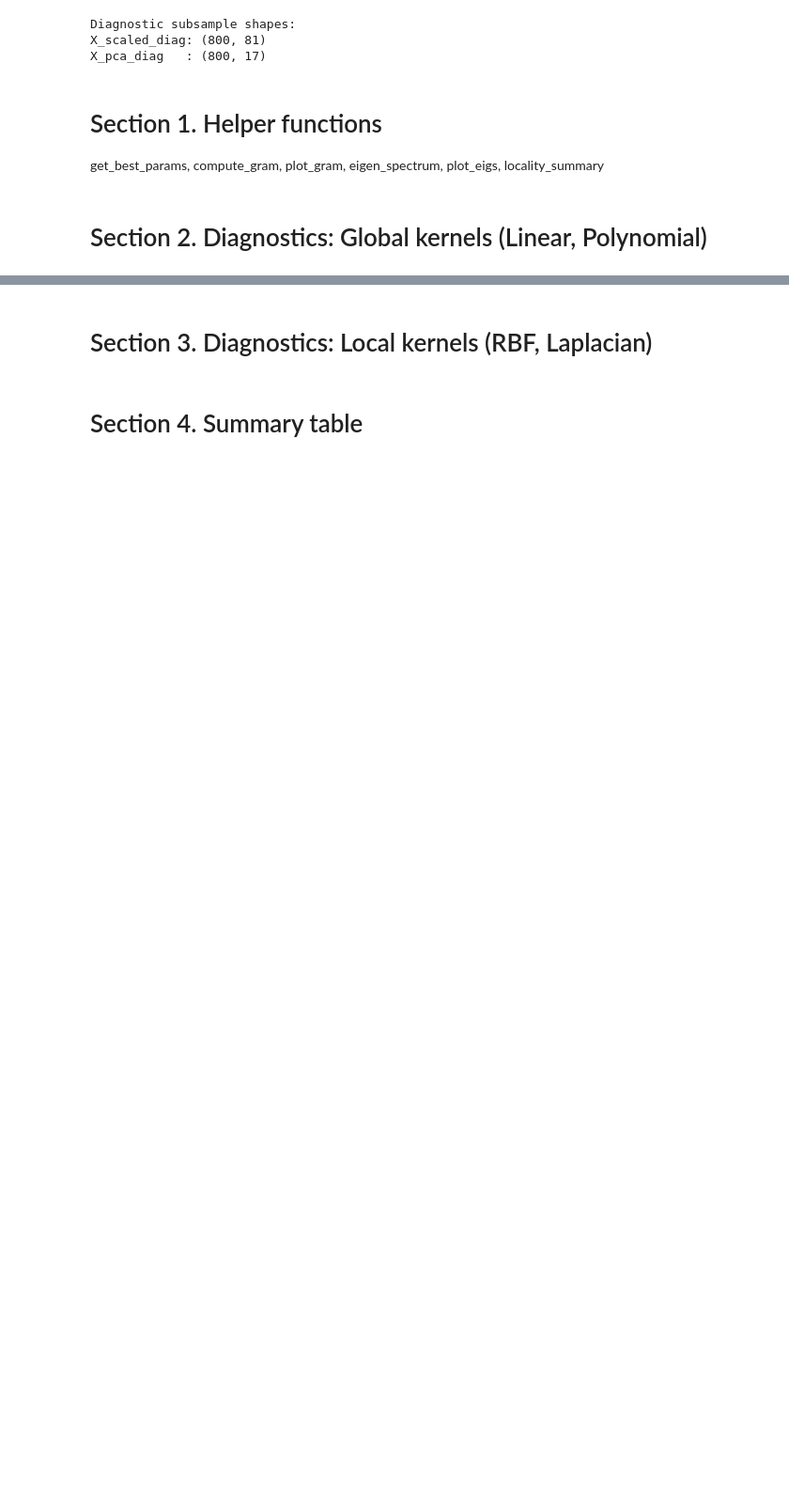
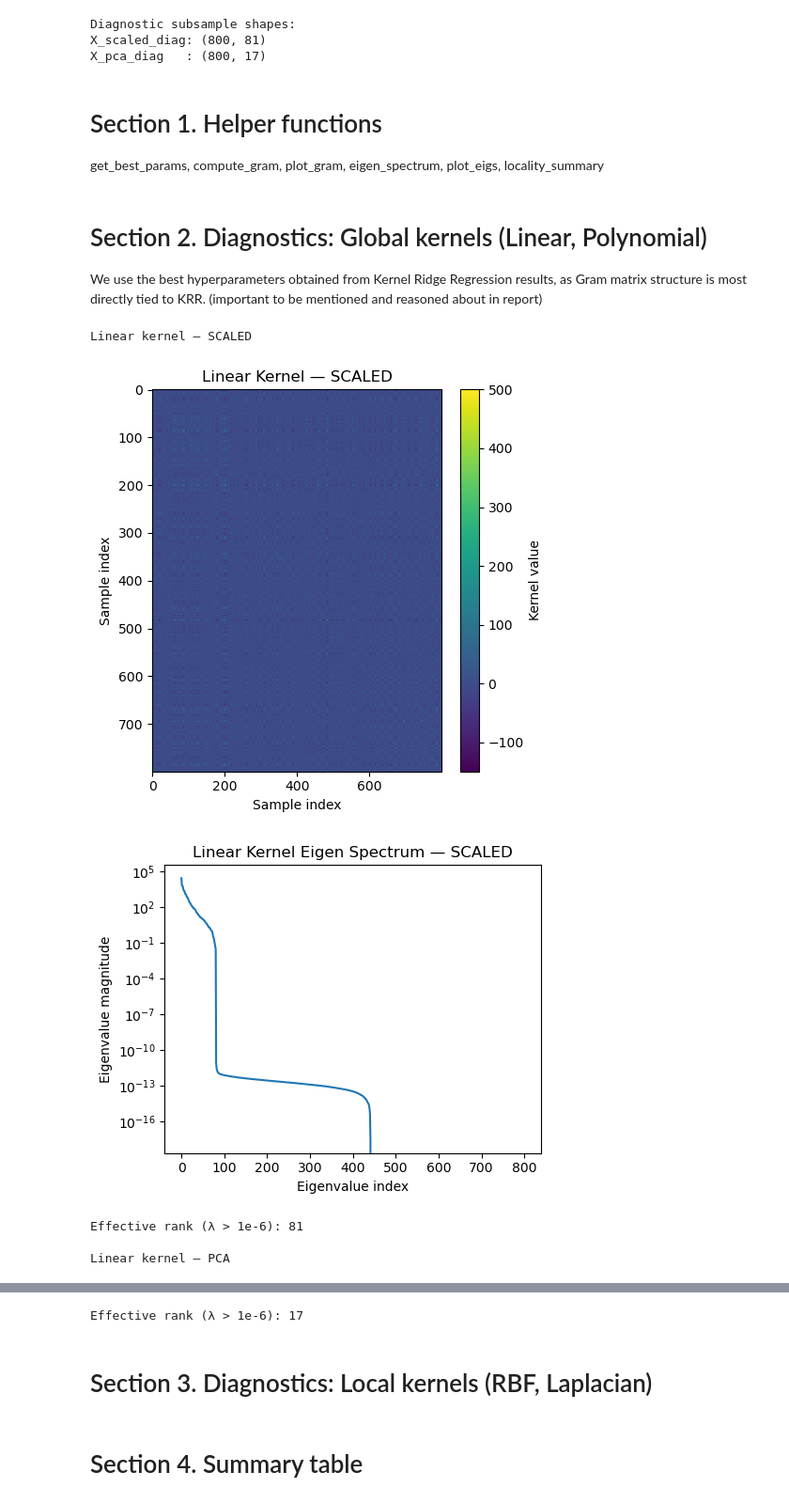
Before and after one commit to dimanaStoyanova7/kernel-regression-dim-reduction, a Jupyter notebook: notebooks/30_kernel_diagnostics.ipynb, the cells around one changed output, grey strips where cells are left out. Shown at 94% size. Saved outputs shown, nothing was run; the diff lists cells and outputs as text; code cells hidden in the pictures; blank space fills up the shorter version.

Commit message:
added results in section 2  in the notebook 20_kernel_diagnostics

```diff
--- a/notebooks/30_kernel_diagnostics.ipynb
+++ b/notebooks/30_kernel_diagnostics.ipynb
@@ -120,3 +128,42 @@ def locality_score(K):
     return float(np.mean(diag / (row_sums + 1e-12)))
 # %% [markdown]
 # Section 2. Diagnostics: Global kernels (Linear, Polynomial)
+We use the best hyperparameters obtained from Kernel Ridge Regression results, as Gram matrix structure is most directly tied to KRR. (important to be mentioned and reasoned about in report)
+# %%
+
+from src.kernels.linear import LinearKernel
+
+MODEL_FOR_DIAGNOSTICS = "kernel_ridge_regression"
+KERNEL_NAME = "linear"
+
+for representation, X_diag in [
+    ("scaled", X_scaled_diag),
+    ("pca", X_pca_diag),
+]:
+    print(f"\nLinear kernel — {representation.upper()}")
+    linear_kernel = LinearKernel()
+
+    K = compute_gram(linear_kernel, X_diag)
+
+    plot_gram_matrix(
+        K,
+        title=f"Linear Kernel — {representation.upper()}"
+    )
+
+    # Eigenvalue spectrum
+    eigvals = eigen_spectrum(K)
+    plot_eigen_spectrum(
+        eigvals,
+        title=f"Linear Kernel Eigen Spectrum — {representation.upper()}"
+    )
+
+    # Simple diagnostics
+    effective_rank = np.sum(eigvals > 1e-6)
+    print(f"Effective rank (λ > 1e-6): {effective_rank}")
+# %% [output]
+Linear kernel — SCALED
+[figure, added]
+[figure, added]
+Effective rank (λ > 1e-6): 81
+
+Linear kernel — PCA
@@ -123,3 +172,4 @@ def locality_score(K):
+Effective rank (λ > 1e-6): 17
 # %% [markdown]
 # Section 3. Diagnostics: Local kernels (RBF, Laplacian)
 # %% [markdown]
```
Also changed, not shown: parts of 2 cells of this notebook.
